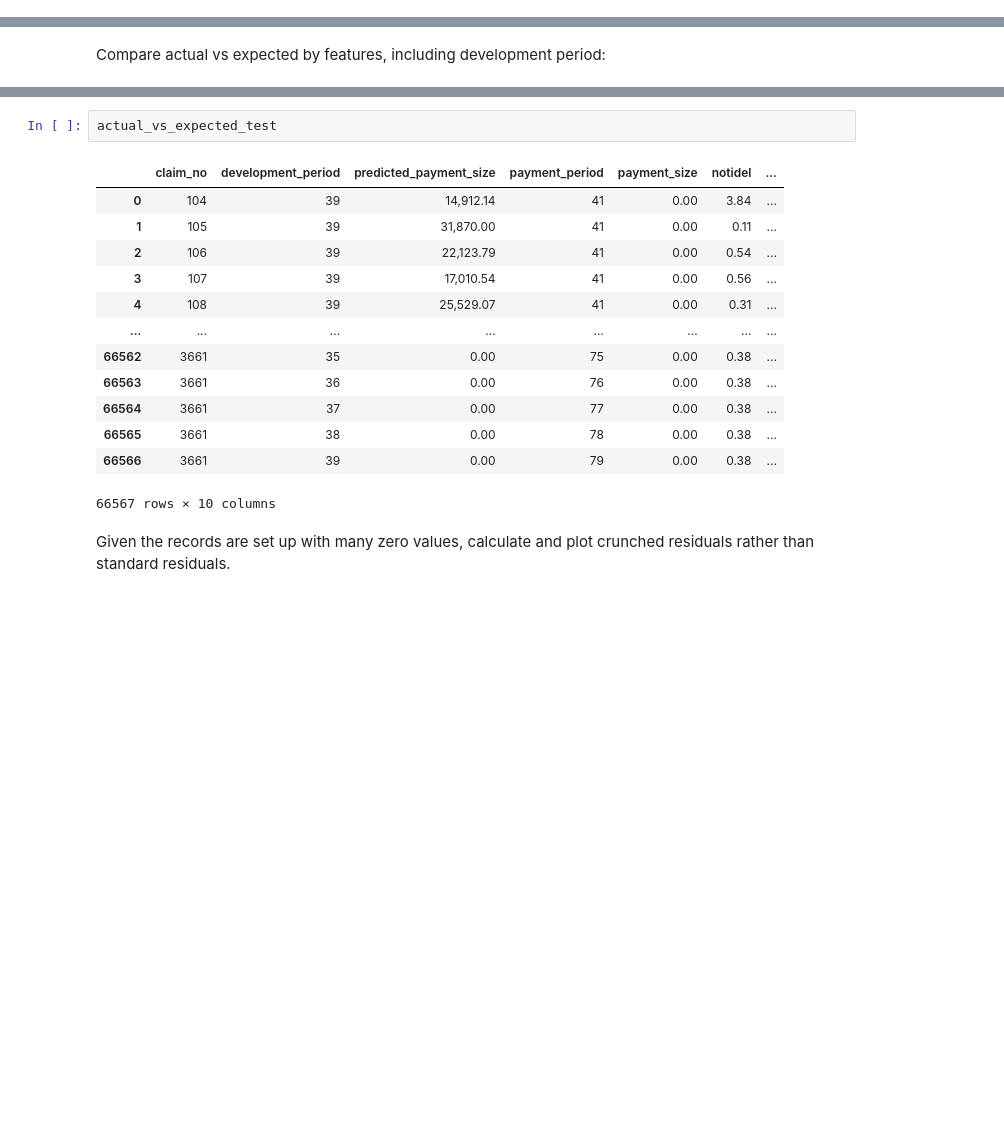
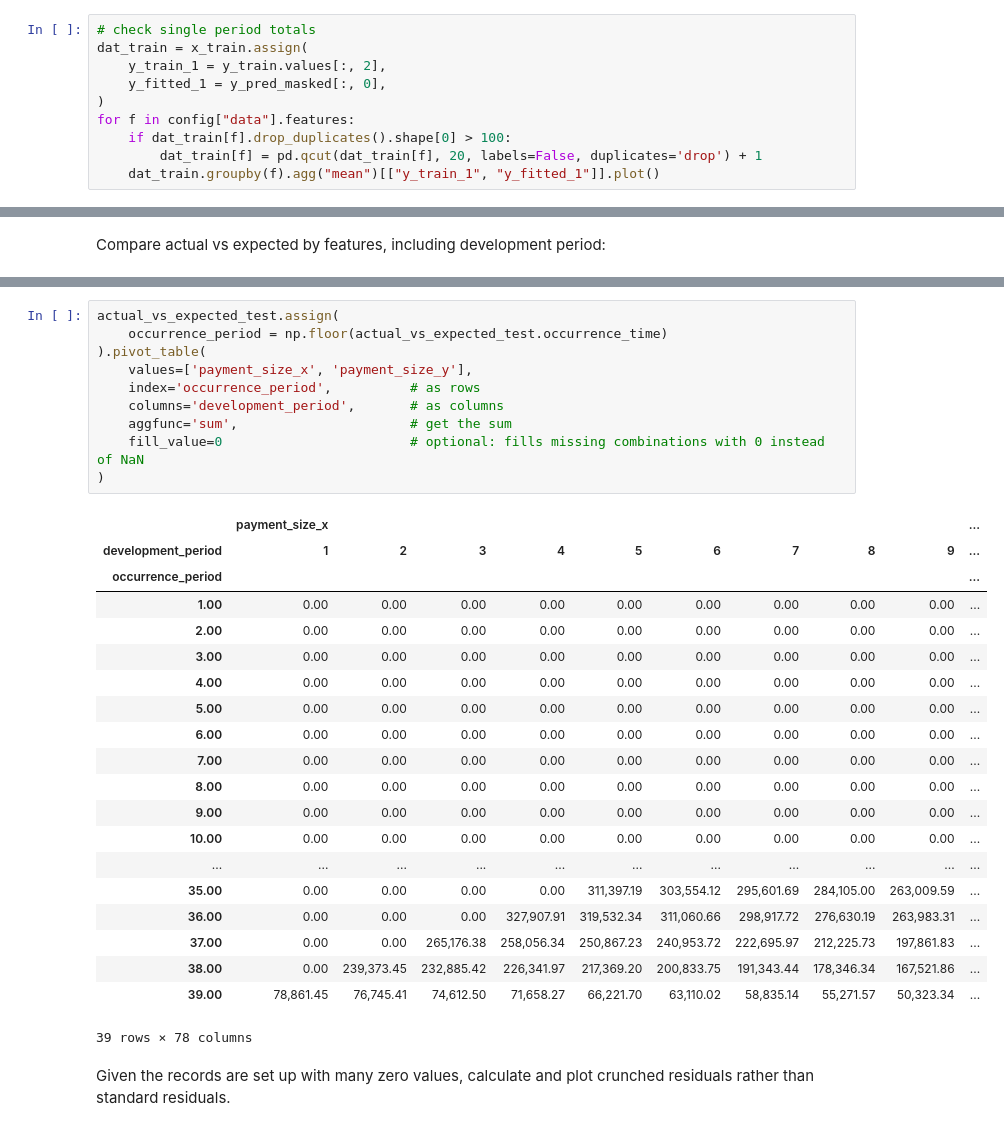
Before and after one commit to JackyP/MLR_working_party, a Jupyter notebook: 02_code/GRU_framework_triangular.ipynb, the cells around one changed output, grey strips where cells are left out. Cells and saved outputs as stored; diff of their text form; blank space fills up the shorter version.

```diff
--- a/02_code/GRU_framework_triangular.ipynb
+++ b/02_code/GRU_framework_triangular.ipynb
@@ -676,0 +688,10 @@ for f in config["data"].features:
+# %%
+# check single period totals
+dat_train = x_train.assign(
+    y_train_1 = y_train.values[:, 2],
+    y_fitted_1 = y_pred_masked[:, 0],
+)
+for f in config["data"].features:
+    if dat_train[f].drop_duplicates().shape[0] > 100:
+        dat_train[f] = pd.qcut(dat_train[f], 20, labels=False, duplicates='drop') + 1
+    dat_train.groupby(f).agg("mean")[["y_train_1", "y_fitted_1"]].plot()
@@ -778,21 +870,36 @@ actual_vs_expected_test.loc[lambda df: df.development_period == 39]
 | 66566 | 3661 | 39 | 0.00 | 79 | 0.00 | 0.38 | ... |
 3468 rows × 10 columns
 # %%
-actual_vs_expected_test
+actual_vs_expected_test.assign(
+    occurrence_period = np.floor(actual_vs_expected_test.occurrence_time)
+).pivot_table(
+    values=['payment_size_x', 'payment_size_y'],
+    index='occurrence_period',          # as rows
+    columns='development_period',       # as columns
+    aggfunc='sum',                      # get the sum
+    fill_value=0                        # optional: fills missing combinations with 0 instead of NaN
+)
 # %% [output]
-|  | claim_no | development_period | predicted_payment_size | payment_period | payment_size | notidel | ... |
-| 0 | 104 | 39 | 14,912.14 | 41 | 0.00 | 3.84 | ... |
-| 1 | 105 | 39 | 31,870.00 | 41 | 0.00 | 0.11 | ... |
-| 2 | 106 | 39 | 22,123.79 | 41 | 0.00 | 0.54 | ... |
-| 3 | 107 | 39 | 17,010.54 | 41 | 0.00 | 0.56 | ... |
-| 4 | 108 | 39 | 25,529.07 | 41 | 0.00 | 0.31 | ... |
-| ... | ... | ... | ... | ... | ... | ... | ... |
-| 66562 | 3661 | 35 | 0.00 | 75 | 0.00 | 0.38 | ... |
-| 66563 | 3661 | 36 | 0.00 | 76 | 0.00 | 0.38 | ... |
-| 66564 | 3661 | 37 | 0.00 | 77 | 0.00 | 0.38 | ... |
-| 66565 | 3661 | 38 | 0.00 | 78 | 0.00 | 0.38 | ... |
-| 66566 | 3661 | 39 | 0.00 | 79 | 0.00 | 0.38 | ... |
+|  | payment_size_x |  |  |  |  |  |  |  |  | ... |
+| development_period | 1 | 2 | 3 | 4 | 5 | 6 | 7 | 8 | 9 | ... |
+| occurrence_period |  |  |  |  |  |  |  |  |  | ... |
+| 1.00 | 0.00 | 0.00 | 0.00 | 0.00 | 0.00 | 0.00 | 0.00 | 0.00 | 0.00 | ... |
+| 2.00 | 0.00 | 0.00 | 0.00 | 0.00 | 0.00 | 0.00 | 0.00 | 0.00 | 0.00 | ... |
+| 3.00 | 0.00 | 0.00 | 0.00 | 0.00 | 0.00 | 0.00 | 0.00 | 0.00 | 0.00 | ... |
+| 4.00 | 0.00 | 0.00 | 0.00 | 0.00 | 0.00 | 0.00 | 0.00 | 0.00 | 0.00 | ... |
+| 5.00 | 0.00 | 0.00 | 0.00 | 0.00 | 0.00 | 0.00 | 0.00 | 0.00 | 0.00 | ... |
+| 6.00 | 0.00 | 0.00 | 0.00 | 0.00 | 0.00 | 0.00 | 0.00 | 0.00 | 0.00 | ... |
+| 7.00 | 0.00 | 0.00 | 0.00 | 0.00 | 0.00 | 0.00 | 0.00 | 0.00 | 0.00 | ... |
+| 8.00 | 0.00 | 0.00 | 0.00 | 0.00 | 0.00 | 0.00 | 0.00 | 0.00 | 0.00 | ... |
+| 9.00 | 0.00 | 0.00 | 0.00 | 0.00 | 0.00 | 0.00 | 0.00 | 0.00 | 0.00 | ... |
+| 10.00 | 0.00 | 0.00 | 0.00 | 0.00 | 0.00 | 0.00 | 0.00 | 0.00 | 0.00 | ... |
+| ... | ... | ... | ... | ... | ... | ... | ... | ... | ... | ... |
+| 35.00 | 0.00 | 0.00 | 0.00 | 0.00 | 311,397.19 | 303,554.12 | 295,601.69 | 284,105.00 | 263,009.59 | ... |
+| 36.00 | 0.00 | 0.00 | 0.00 | 327,907.91 | 319,532.34 | 311,060.66 | 298,917.72 | 276,630.19 | 263,983.31 | ... |
+| 37.00 | 0.00 | 0.00 | 265,176.38 | 258,056.34 | 250,867.23 | 240,953.72 | 222,695.97 | 212,225.73 | 197,861.83 | ... |
+| 38.00 | 0.00 | 239,373.45 | 232,885.42 | 226,341.97 | 217,369.20 | 200,833.75 | 191,343.44 | 178,346.34 | 167,521.86 | ... |
+| 39.00 | 78,861.45 | 76,745.41 | 74,612.50 | 71,658.27 | 66,221.70 | 63,110.02 | 58,835.14 | 55,271.57 | 50,323.34 | ... |
-66567 rows × 10 columns
+39 rows × 78 columns
 # %% [markdown]
 Given the records are set up with many zero values, calculate and plot crunched residuals rather than standard residuals.
 # %%
```
Also changed, not shown: parts of 28 cells of this notebook.
